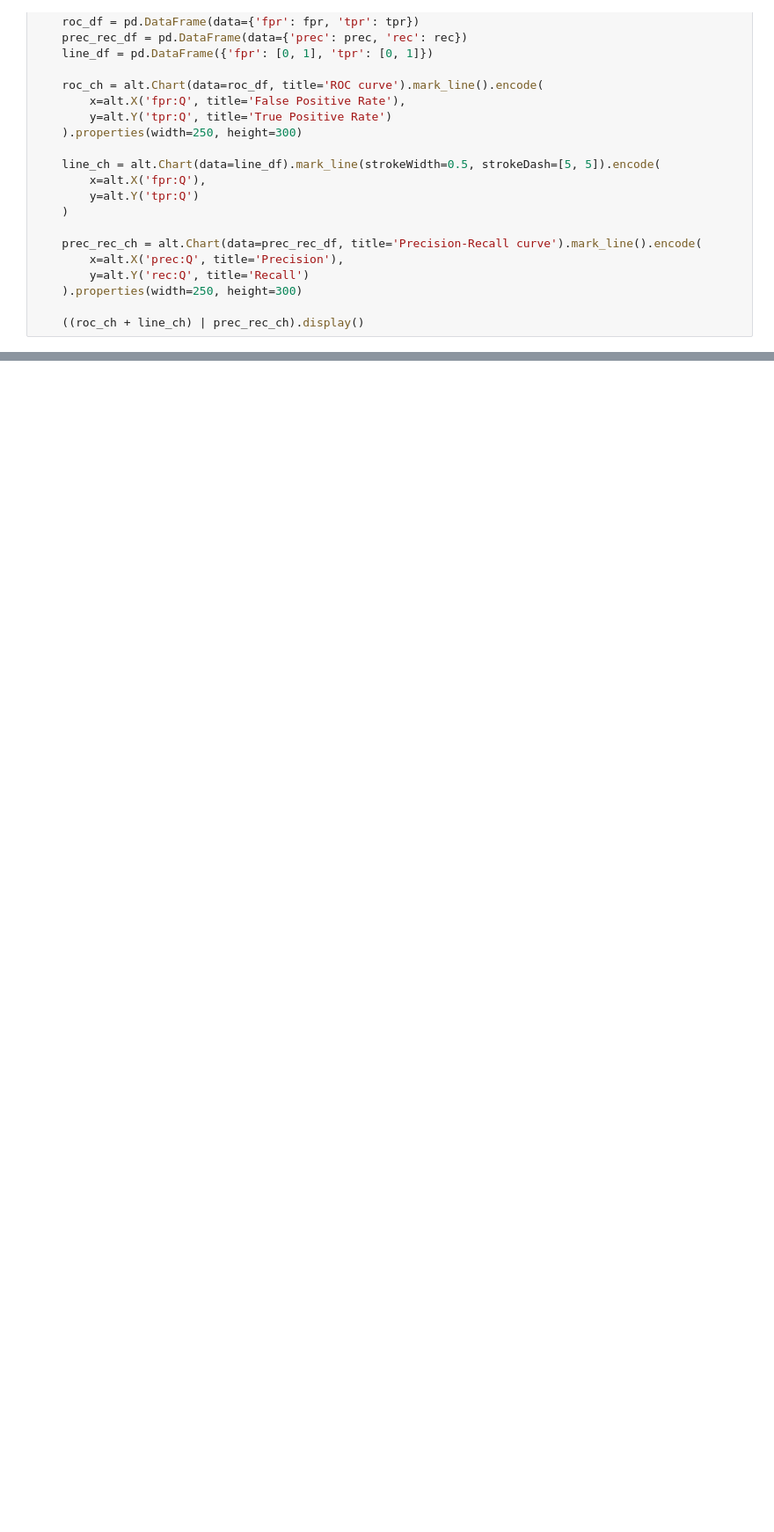
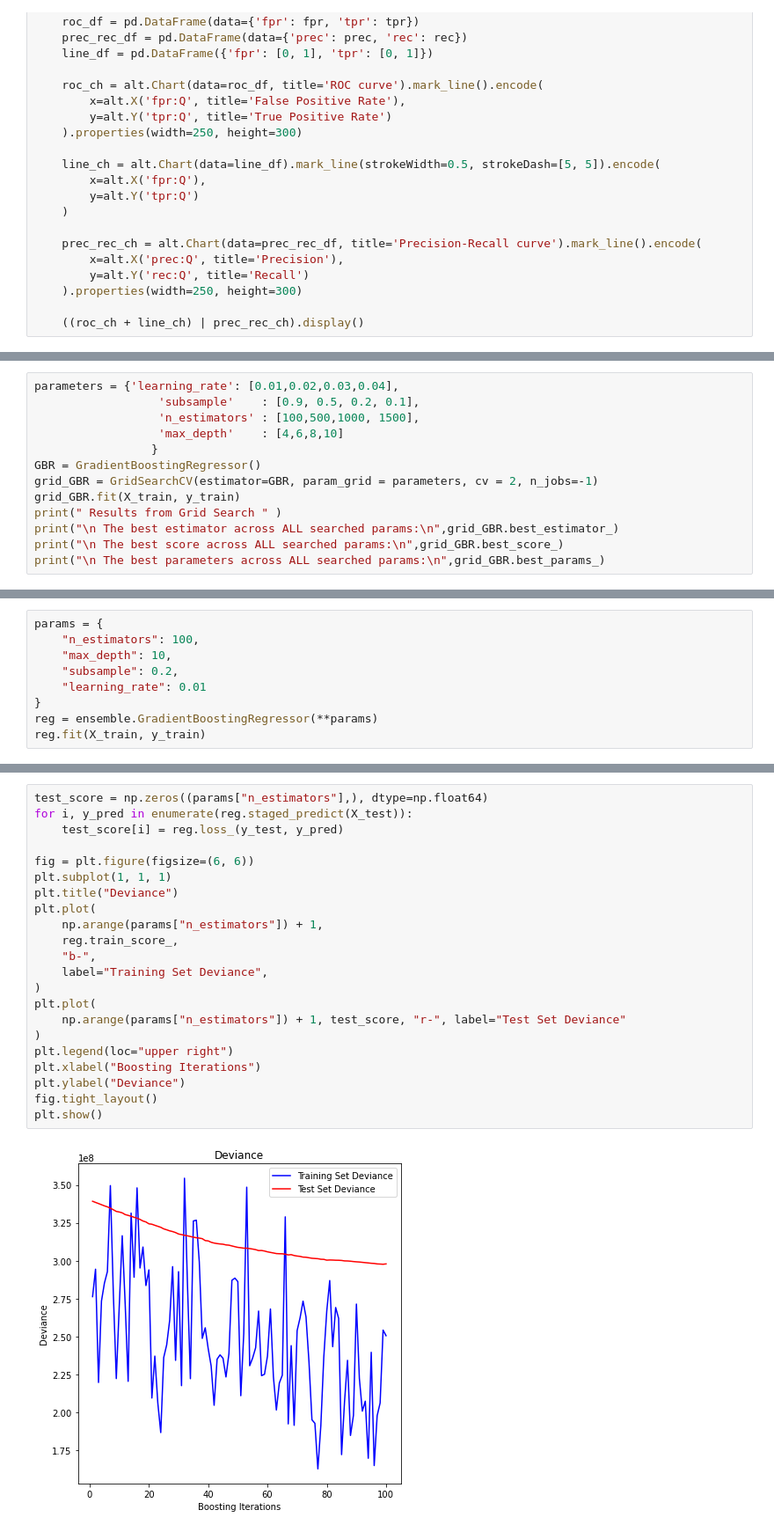
Before and after one commit to MADS-milestone/milestone-2, a Jupyter notebook: supervised_learning.ipynb, the cells around one changed output, grey strips where cells are left out. Shown: that part at 88% size. Drawn from its saved outputs; the diff is of its cells as text; blank space fills up the shorter version.

```diff
--- a/supervised_learning.ipynb
+++ b/supervised_learning.ipynb
@@ -562,0 +724,13 @@ Classifier metrics
+# %%
+parameters = {'learning_rate': [0.01,0.02,0.03,0.04],
+                  'subsample'    : [0.9, 0.5, 0.2, 0.1],
+                  'n_estimators' : [100,500,1000, 1500],
+                  'max_depth'    : [4,6,8,10]
+                 }
+GBR = GradientBoostingRegressor()
+grid_GBR = GridSearchCV(estimator=GBR, param_grid = parameters, cv = 2, n_jobs=-1)
+grid_GBR.fit(X_train, y_train)
+print(" Results from Grid Search " )
+print("\n The best estimator across ALL searched params:\n",grid_GBR.best_estimator_)
+print("\n The best score across ALL searched params:\n",grid_GBR.best_score_)
+print("\n The best parameters across ALL searched params:\n",grid_GBR.best_params_)
@@ -562,0 +748,9 @@ Classifier metrics
+# %%
+params = {
+    "n_estimators": 100,
+    "max_depth": 10,
+    "subsample": 0.2,
+    "learning_rate": 0.01
+}
+reg = ensemble.GradientBoostingRegressor(**params)
+reg.fit(X_train, y_train)
@@ -562,0 +767,24 @@ Classifier metrics
+# %%
+test_score = np.zeros((params["n_estimators"],), dtype=np.float64)
+for i, y_pred in enumerate(reg.staged_predict(X_test)):
+    test_score[i] = reg.loss_(y_test, y_pred)
+
+fig = plt.figure(figsize=(6, 6))
+plt.subplot(1, 1, 1)
+plt.title("Deviance")
+plt.plot(
+    np.arange(params["n_estimators"]) + 1,
+    reg.train_score_,
+    "b-",
+    label="Training Set Deviance",
+)
+plt.plot(
+    np.arange(params["n_estimators"]) + 1, test_score, "r-", label="Test Set Deviance"
+)
+plt.legend(loc="upper right")
+plt.xlabel("Boosting Iterations")
+plt.ylabel("Deviance")
+fig.tight_layout()
+plt.show()
+# %% [output]
+[figure, added]
```
Also changed, not shown: parts of 22 cells of this notebook.
